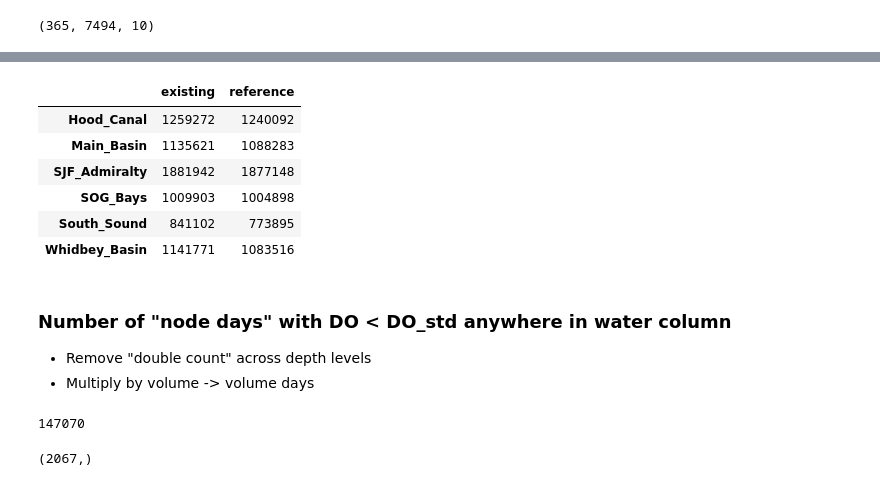
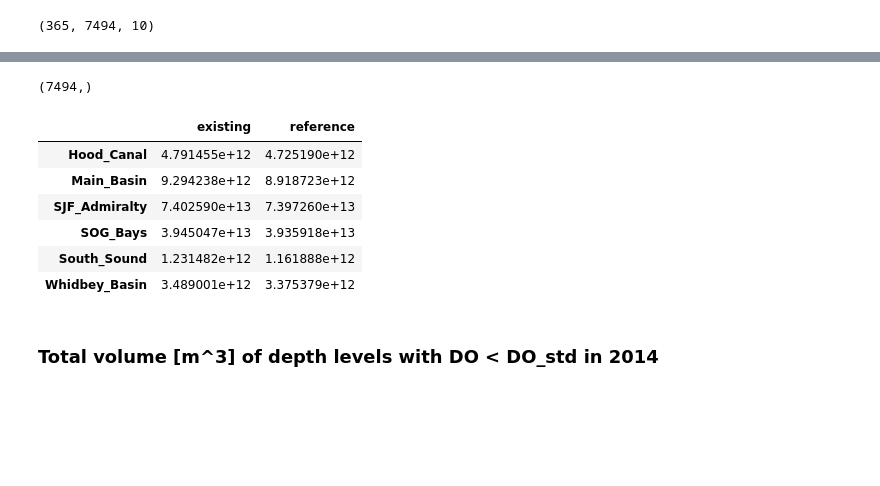
Before and after one commit to UW-PSI/SalishSeaModel-analysis, a Jupyter notebook: notebooks/dev_days_exceedence.ipynb, the cells around one changed output, grey strips where cells are left out. Saved outputs shown, nothing was run; the diff lists cells and outputs as text; code cells hidden in the pictures; blank space fills up the shorter version.

Commit message:
Added anoxic volume calculation

```diff
--- a/notebooks/dev_days_exceedence.ipynb
+++ b/notebooks/dev_days_exceedence.ipynb
@@ -253,0 +258,4 @@ AnoxicDays[run_type].shape
+# %%
+lyr_volume_np=(np.ones((10,7494))*gdf['volume'].values).T*ssm['siglev_diff']/100
+# %%
+lyr_volume_time_np=np.ones((365,7494,10))*lyr_volume_np
@@ -253,0 +266,12 @@ AnoxicDays[run_type].shape
+# %%
+%%time
+nnodes = len(DO_thresh)
+ndays=365
+AnoxicVolDays={}
+# create array of DO_threshold values to determine number of days of noncompliance
+DO_thresh3D = np.ones((nnodes,ndays,10))*np.array(DO_thresh).reshape(nnodes,1,1)# (7494,365) x (7494,1) => element-wise multiplication
+DO_thresh3D=DO_thresh3D.reshape(365,7494,10)
+for run_type in ['deviation','baseline']:
+    print(run_type)
+    Anoxic = np.squeeze([minDailyDO_shp[run_type]<=DO_thresh3D]*lyr_volume_time_np)
+    AnoxicVolDays[run_type]=Anoxic.sum(axis=0).sum(axis=1)
@@ -254,29 +283,27 @@ AnoxicDays[run_type].shape
+# %%
+AnoxicVolDays[run_type].shape
+# %% [output]
+(7494,)
 # %%
-TotalAnoxic={}
+TotalVolAnoxicDays={}
 basins = gdf[['node_id','Basin']].groupby('Basin').count().index.to_list()
 for run_type in ['deviation','baseline']:
-    TotalAnoxic[run_type]={}
+    TotalVolAnoxicDays[run_type]={}
     for basin in basins:
-        TotalAnoxic[run_type][basin]=np.array(AnoxicDays[run_type])[gdf['Basin']==basin].sum()
+        TotalVolAnoxicDays[run_type][basin]=np.array(AnoxicVolDays[run_type])[gdf['Basin']==basin].sum()
 # %%
-pandas.DataFrame(TotalAnoxic).rename(columns={'deviation':'existing','baseline':'reference'})
+pandas.DataFrame(TotalVolAnoxicDays).rename(columns={'deviation':'existing','baseline':'reference'})
 # %% [output]
 |  | existing | reference |
-| Hood_Canal | 1259272 | 1240092 |
-| Main_Basin | 1135621 | 1088283 |
-| SJF_Admiralty | 1881942 | 1877148 |
-| SOG_Bays | 1009903 | 1004898 |
-| South_Sound | 841102 | 773895 |
-| Whidbey_Basin | 1141771 | 1083516 |
+| Hood_Canal | 4.791455e+12 | 4.725190e+12 |
+| Main_Basin | 9.294238e+12 | 8.918723e+12 |
+| SJF_Admiralty | 7.402590e+13 | 7.397260e+13 |
+| SOG_Bays | 3.945047e+13 | 3.935918e+13 |
+| South_Sound | 1.231482e+12 | 1.161888e+12 |
+| Whidbey_Basin | 3.489001e+12 | 3.375379e+12 |
 # %% [markdown]
-###  Number of "node days" with DO < DO_std anywhere in water column
-- Remove "double count" across depth levels
-- Multiply by volume -> volume days
+###  Total volume [m^3] of depth levels with DO < DO_std in 2014
 # %%
 np.array(AnoxicDays[run_type])[test].sum()
-# %% [output]
-147070
 # %%
 np.array(AnoxicDays[run_type])[gdf['Basin']==basin].shape
-# %% [output]
-(2067,)
```
Also changed, not shown: parts of 16 cells of this notebook.
